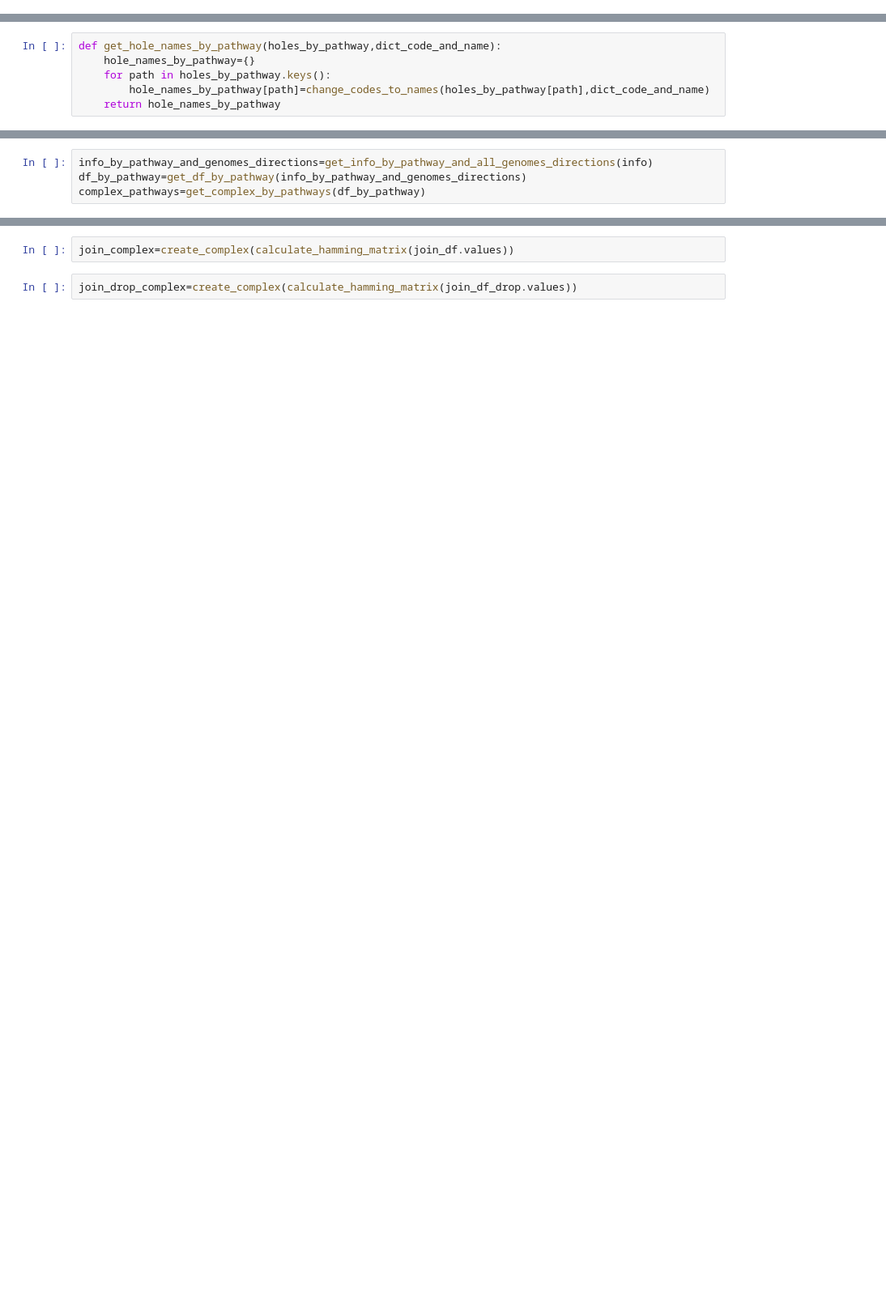
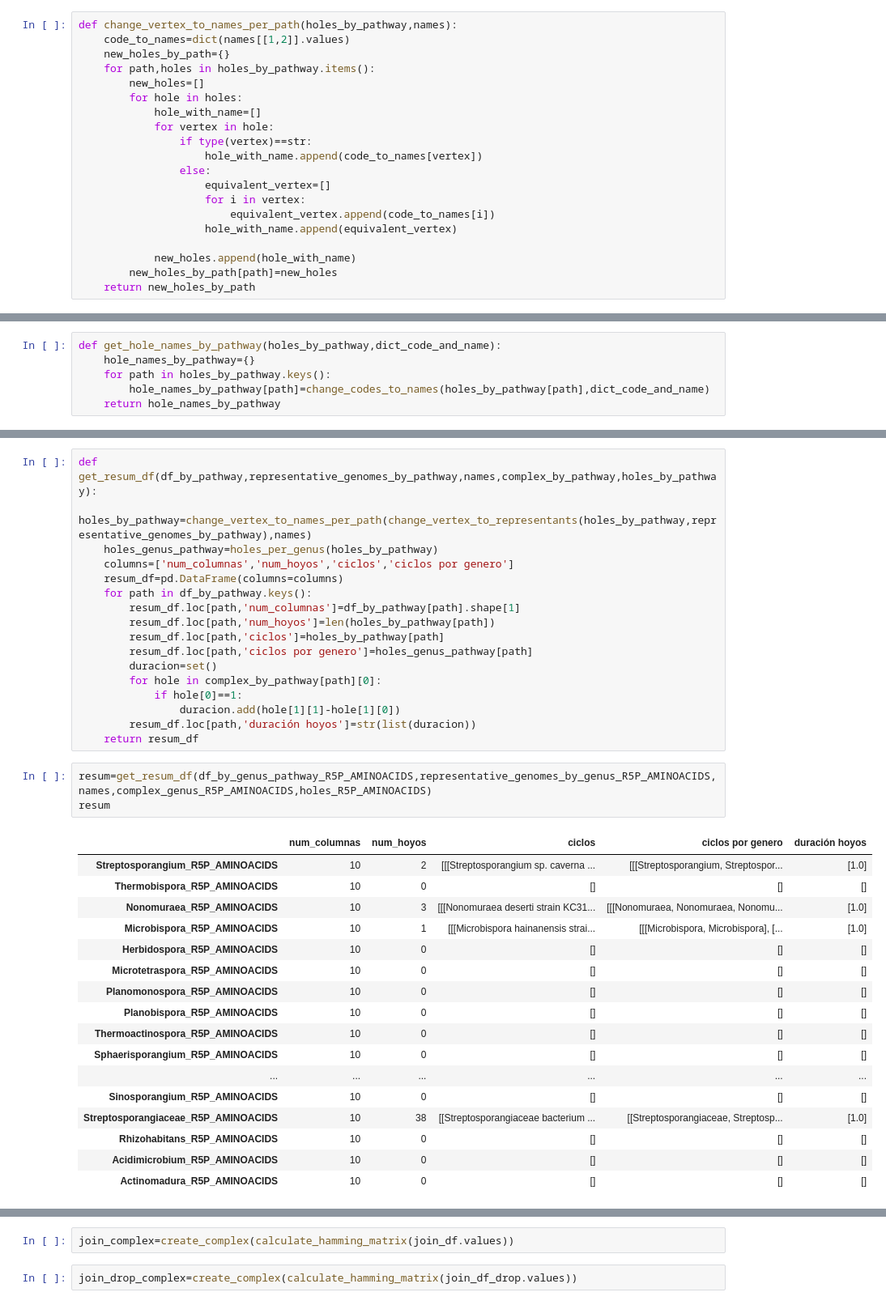
Before and after one commit to FFranciscoEspinosa/Tesis, a Jupyter notebook: nodos_adaptado_3.ipynb, the cells around one changed output, grey strips where cells are left out. Shown at 81% size. Drawn from its saved outputs; the diff is of its cells as text; blank space fills up the shorter version.

```diff
--- a/nodos_adaptado_3.ipynb
+++ b/nodos_adaptado_3.ipynb
@@ -434,3 +586,23 @@ def get_holes_by_pathways(complex_by_path):
+# %%
+def change_vertex_to_names_per_path(holes_by_pathway,names):
+    code_to_names=dict(names[[1,2]].values)
+    new_holes_by_path={}
+    for path,holes in holes_by_pathway.items():
+        new_holes=[]
+        for hole in holes:
+            hole_with_name=[]
+            for vertex in hole:
+                if type(vertex)==str:
+                    hole_with_name.append(code_to_names[vertex])
+                else:
+                    equivalent_vertex=[]
+                    for i in vertex:
+                        equivalent_vertex.append(code_to_names[i])
+                    hole_with_name.append(equivalent_vertex)
+
+            new_holes.append(hole_with_name)
+        new_holes_by_path[path]=new_holes
+    return new_holes_by_path
 # %%
 def get_dict_names(names):
     dict_code_and_name={}
@@ -463,4 +626,0 @@ info=info.loc[:,0:1]
-# %%
-info_by_pathway_and_genomes_directions=get_info_by_pathway_and_all_genomes_directions(info)
-df_by_pathway=get_df_by_pathway(info_by_pathway_and_genomes_directions)
-complex_pathways=get_complex_by_pathways(df_by_pathway)
@@ -514,0 +627,38 @@ join_df.shape
+# %%
+def get_resum_df(df_by_pathway,representative_genomes_by_pathway,names,complex_by_pathway,holes_by_pathway):
+    holes_by_pathway=change_vertex_to_names_per_path(change_vertex_to_representants(holes_by_pathway,representative_genomes_by_pathway),names)
+    holes_genus_pathway=holes_per_genus(holes_by_pathway)
+    columns=['num_columnas','num_hoyos','ciclos','ciclos por genero']
+    resum_df=pd.DataFrame(columns=columns)
+    for path in df_by_pathway.keys():
+        resum_df.loc[path,'num_columnas']=df_by_pathway[path].shape[1]
+        resum_df.loc[path,'num_hoyos']=len(holes_by_pathway[path])
+        resum_df.loc[path,'ciclos']=holes_by_pathway[path]
+        resum_df.loc[path,'ciclos por genero']=holes_genus_pathway[path]
+        duracion=set()
+        for hole in complex_by_pathway[path][0]:
+            if hole[0]==1:
+                duracion.add(hole[1][1]-hole[1][0])
+        resum_df.loc[path,'duración hoyos']=str(list(duracion))
+    return resum_df
+# %%
+resum=get_resum_df(df_by_genus_pathway_R5P_AMINOACIDS,representative_genomes_by_genus_R5P_AMINOACIDS,names,complex_genus_R5P_AMINOACIDS,holes_R5P_AMINOACIDS)
+resum
+# %% [output]
+|  | num_columnas | num_hoyos | ciclos | ciclos por genero | duración hoyos |
+| Streptosporangium_R5P_AMINOACIDS | 10 | 2 | [[[Streptosporangium sp. caverna ... | [[[Streptosporangium, Streptospor... | [1.0] |
+| Thermobispora_R5P_AMINOACIDS | 10 | 0 | [] | [] | [] |
+| Nonomuraea_R5P_AMINOACIDS | 10 | 3 | [[[Nonomuraea deserti strain KC31... | [[[Nonomuraea, Nonomuraea, Nonomu... | [1.0] |
+| Microbispora_R5P_AMINOACIDS | 10 | 1 | [[[Microbispora hainanensis strai... | [[[Microbispora, Microbispora], [... | [1.0] |
+| Herbidospora_R5P_AMINOACIDS | 10 | 0 | [] | [] | [] |
+| Microtetraspora_R5P_AMINOACIDS | 10 | 0 | [] | [] | [] |
+| Planomonospora_R5P_AMINOACIDS | 10 | 0 | [] | [] | [] |
+| Planobispora_R5P_AMINOACIDS | 10 | 0 | [] | [] | [] |
+| Thermoactinospora_R5P_AMINOACIDS | 10 | 0 | [] | [] | [] |
+| Sphaerisporangium_R5P_AMINOACIDS | 10 | 0 | [] | [] | [] |
+| ... | ... | ... | ... | ... | ... |
+| Sinosporangium_R5P_AMINOACIDS | 10 | 0 | [] | [] | [] |
+| Streptosporangiaceae_R5P_AMINOACIDS | 10 | 38 | [[Streptosporangiaceae bacterium ... | [[Streptosporangiaceae, Streptosp... | [1.0] |
+| Rhizohabitans_R5P_AMINOACIDS | 10 | 0 | [] | [] | [] |
+| Acidimicrobium_R5P_AMINOACIDS | 10 | 0 | [] | [] | [] |
+| Actinomadura_R5P_AMINOACIDS | 10 | 0 | [] | [] | [] |
```
Also changed, not shown: parts of 93 cells of this notebook, 26 other files.
